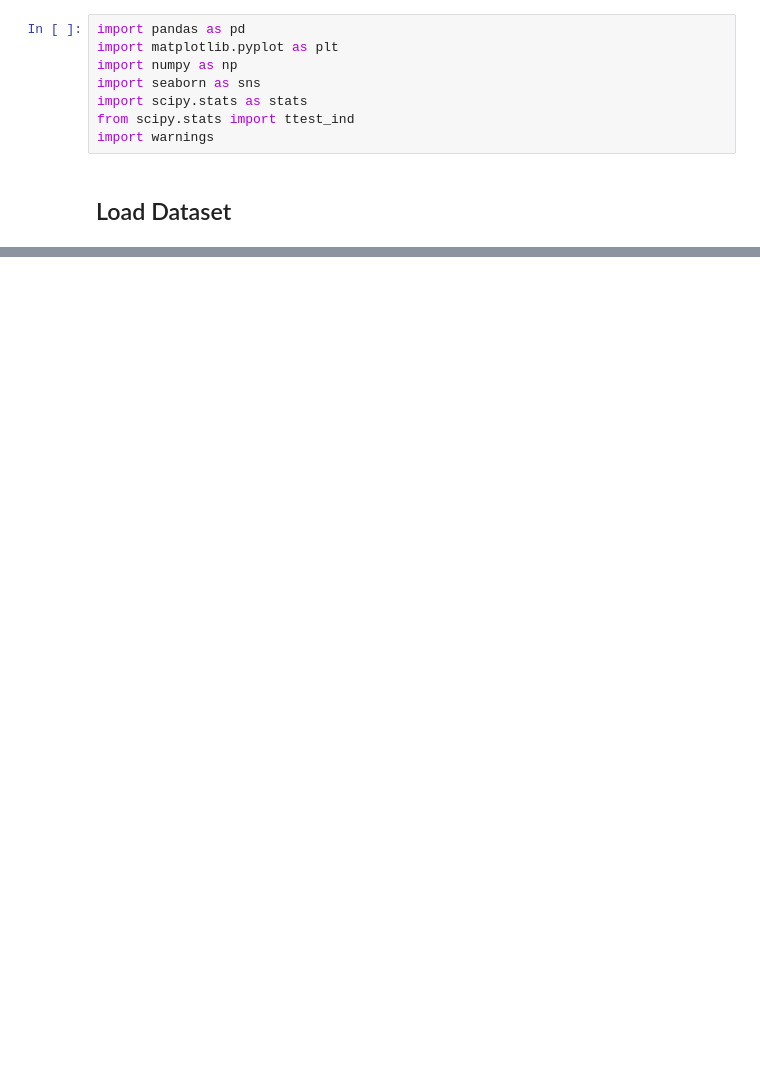
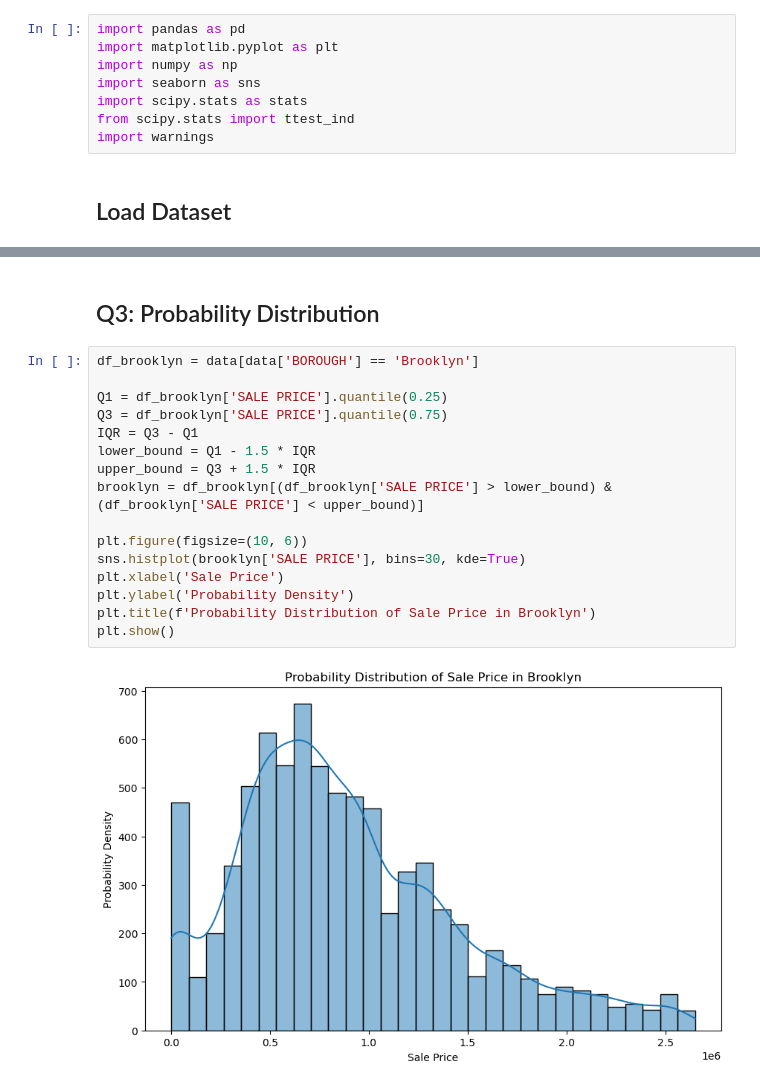
Before and after one commit to DharmayudaFebrianto/Hacktiv8_Batch5, a Jupyter notebook: Python Assignment/PYTN_Assgn_2_5_Dharmayuda_Febrianto.ipynb, the cells around one changed output, grey strips where cells are left out. Drawn from its saved outputs; the diff is of its cells as text; blank space fills up the shorter version.

```diff
--- a/Python Assignment/PYTN_Assgn_2_5_Dharmayuda_Febrianto.ipynb
+++ b/Python Assignment/PYTN_Assgn_2_5_Dharmayuda_Febrianto.ipynb
@@ -86,0 +186,20 @@ NEIGHBORHOOD
+# %% [markdown]
+## Q3: Probability Distribution
+# %%
+df_brooklyn = data[data['BOROUGH'] == 'Brooklyn']
+
+Q1 = df_brooklyn['SALE PRICE'].quantile(0.25)
+Q3 = df_brooklyn['SALE PRICE'].quantile(0.75)
+IQR = Q3 - Q1
+lower_bound = Q1 - 1.5 * IQR
+upper_bound = Q3 + 1.5 * IQR
+brooklyn = df_brooklyn[(df_brooklyn['SALE PRICE'] > lower_bound) & (df_brooklyn['SALE PRICE'] < upper_bound)]
+
+plt.figure(figsize=(10, 6))
+sns.histplot(brooklyn['SALE PRICE'], bins=30, kde=True)
+plt.xlabel('Sale Price')
+plt.ylabel('Probability Density')
+plt.title(f'Probability Distribution of Sale Price in Brooklyn')
+plt.show()
+# %% [output]
+[figure, added]
```
Also changed, not shown: parts of 22 cells of this notebook, 2 other files.
